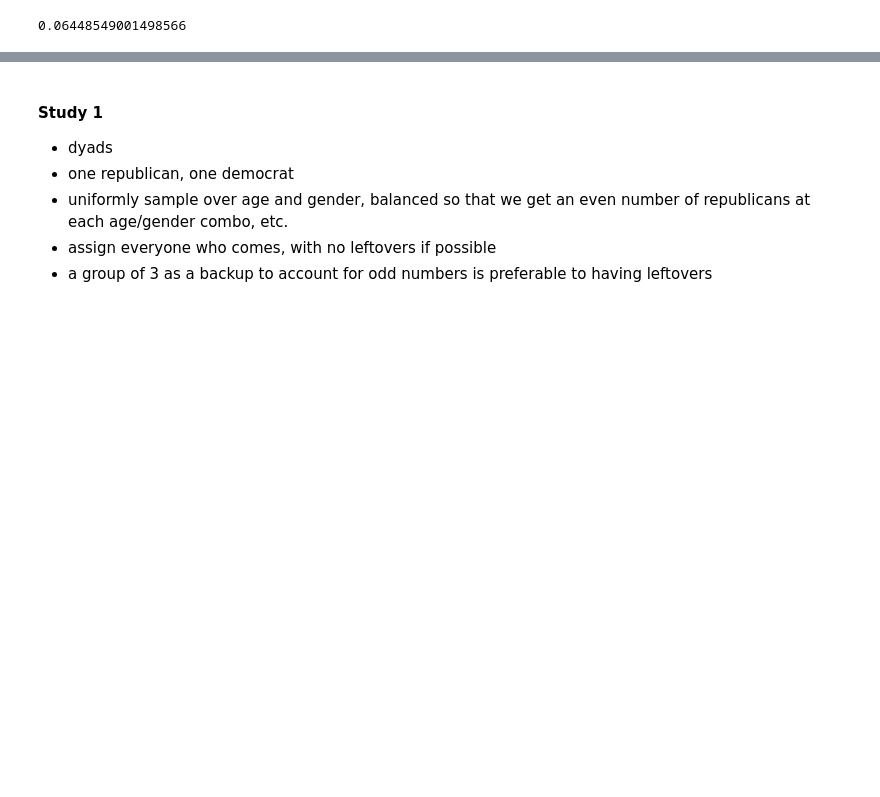
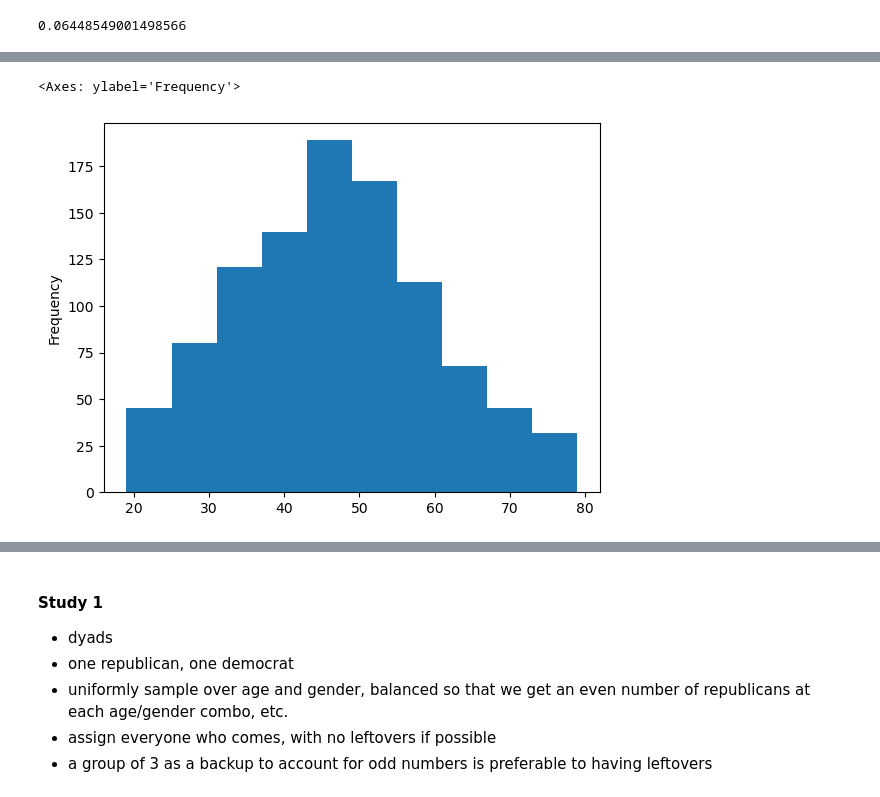
Before and after one commit to Watts-Lab/deliberation-group-assignment, a Jupyter notebook: scratch/scoring.ipynb, the cells around one changed output, grey strips where cells are left out. Drawn from its saved outputs; the diff is of its cells as text; code cells hidden in the pictures; blank space fills up the shorter version.

```diff
--- a/scratch/scoring.ipynb
+++ b/scratch/scoring.ipynb
@@ -162,0 +164,3 @@ stream.generate_participants(10)
+# %%
+df = pd.DataFrame(stream.generate_participants(1000))
+df.head()
@@ -162,0 +174,5 @@ stream.generate_participants(10)
+# %%
+df['age'].plot(kind='hist')
+# %% [output]
+<Axes: ylabel='Frequency'>
+[figure, added]
```
Also changed, not shown: parts of 31 cells of this notebook, 1 other file.
